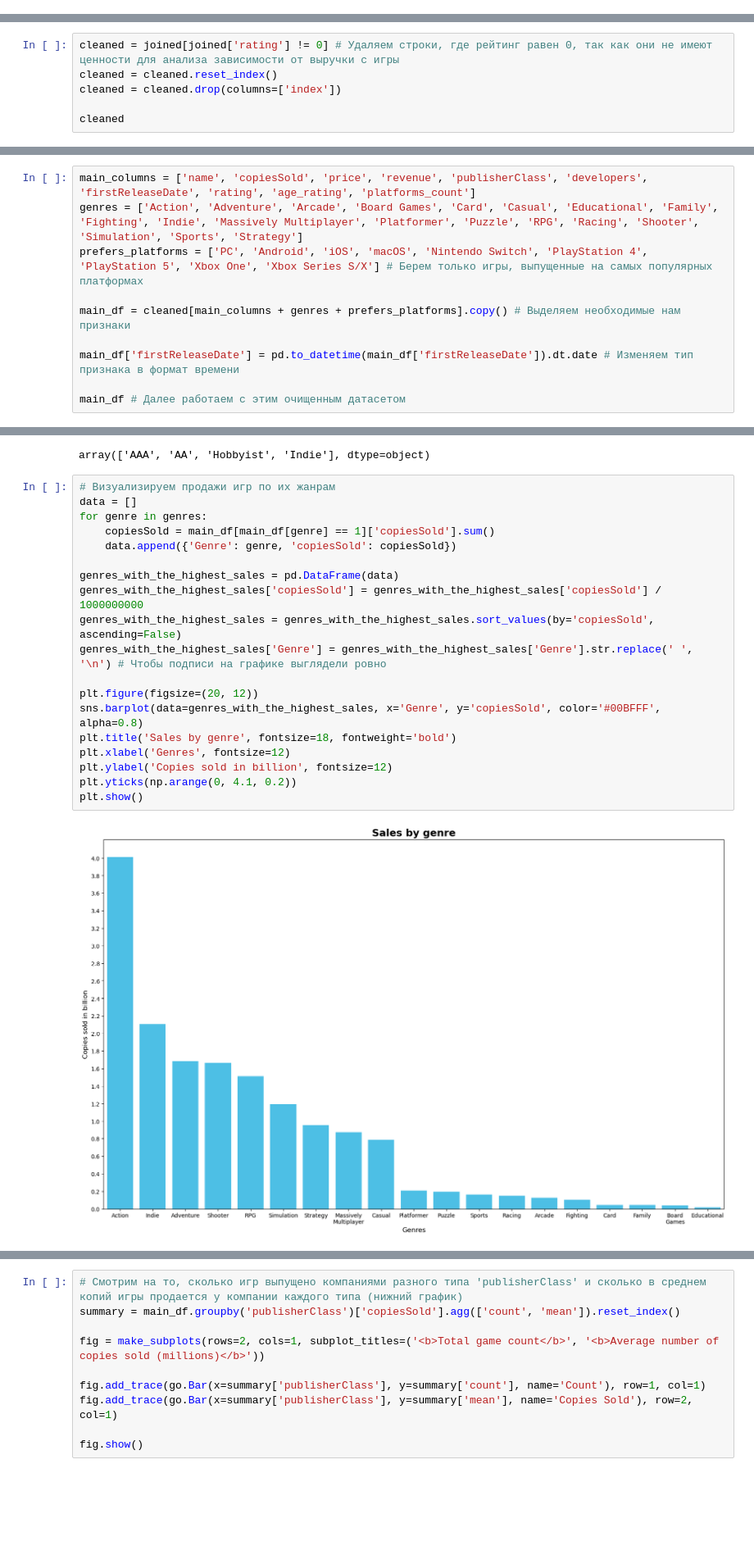
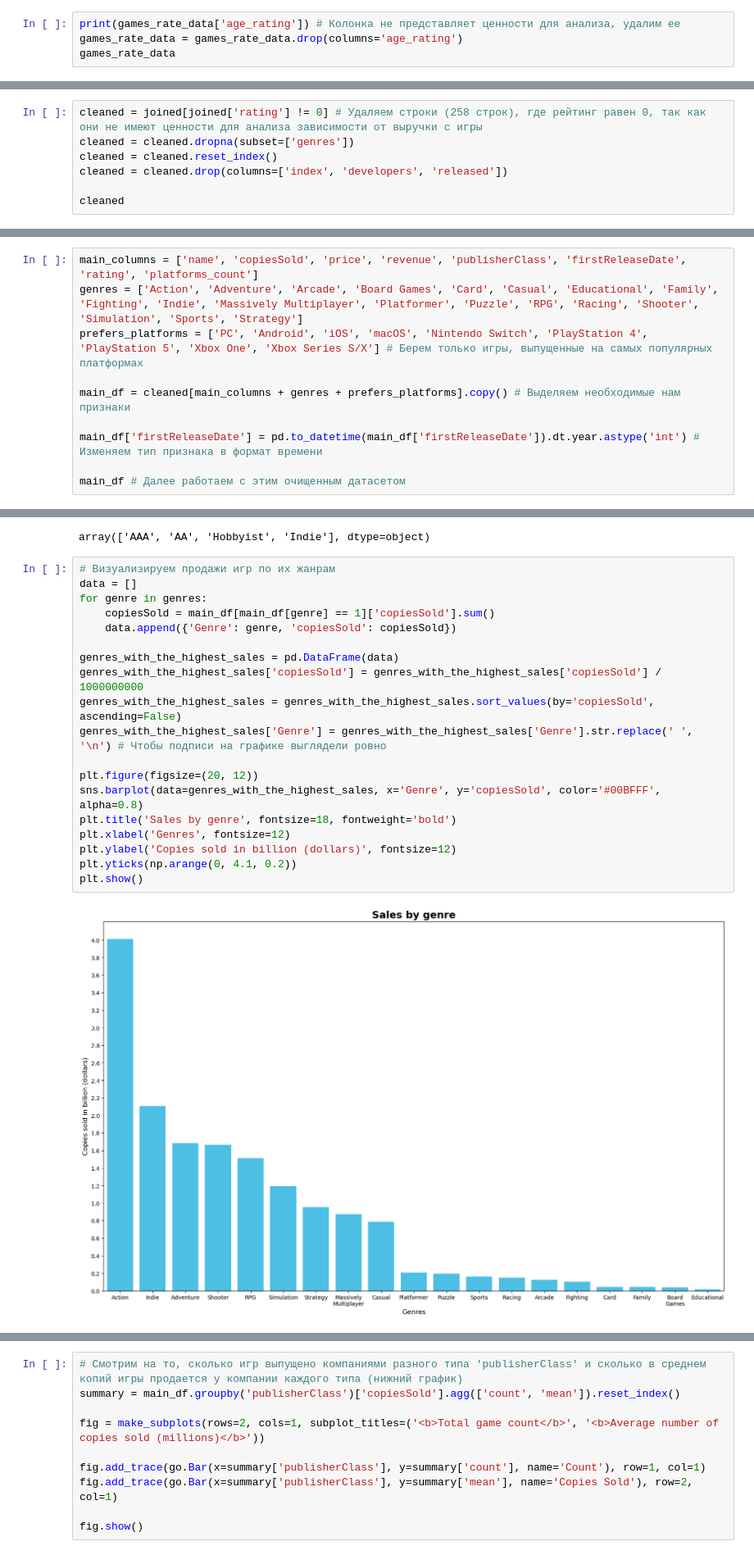
Before and after one commit to dengidredengi/DE-Scraping-API, a Jupyter notebook: eda.ipynb, the cells around one changed output, grey strips where cells are left out. Shown at 82% size. Drawn from its saved outputs; the diff is of its cells as text; blank space fills up the shorter version.

```diff
--- a/eda.ipynb
+++ b/eda.ipynb
@@ -20,0 +37,4 @@ games_revenue = games_revenue_data.drop(columns=['steamId', 'unreleased', 'early
+# %%
+print(games_rate_data['age_rating']) # Колонка не представляет ценности для анализа, удалим ее
+games_rate_data = games_rate_data.drop(columns='age_rating')
+games_rate_data
@@ -104,7 +168,8 @@ joined
 # %%
-cleaned = joined[joined['rating'] != 0] # Удаляем строки, где рейтинг равен 0, так как они не имеют ценности для анализа зависимости от выручки с игры
+cleaned = joined[joined['rating'] != 0] # Удаляем строки (258 строк), где рейтинг равен 0, так как они не имеют ценности для анализа зависимости от выручки с игры
+cleaned = cleaned.dropna(subset=['genres'])
 cleaned = cleaned.reset_index()
-cleaned = cleaned.drop(columns=['index'])
+cleaned = cleaned.drop(columns=['index', 'developers', 'released'])
 
 cleaned
 # %% [output]
@@ -181,11 +292,11 @@ cleaned
 # %%
-main_columns = ['name', 'copiesSold', 'price', 'revenue', 'publisherClass', 'developers', 'firstReleaseDate', 'rating', 'age_rating', 'platforms_count']
+main_columns = ['name', 'copiesSold', 'price', 'revenue', 'publisherClass', 'firstReleaseDate', 'rating', 'platforms_count']
 genres = ['Action', 'Adventure', 'Arcade', 'Board Games', 'Card', 'Casual', 'Educational', 'Family', 'Fighting', 'Indie', 'Massively Multiplayer', 'Platformer', 'Puzzle', 'RPG', 'Racing', 'Shooter', 'Simulation', 'Sports', 'Strategy']
 prefers_platforms = ['PC', 'Android', 'iOS', 'macOS', 'Nintendo Switch', 'PlayStation 4', 'PlayStation 5', 'Xbox One', 'Xbox Series S/X'] # Берем только игры, выпущенные на самых популярных платформах
 
 main_df = cleaned[main_columns + genres + prefers_platforms].copy() # Выделяем необходимые нам признаки
 
-main_df['firstReleaseDate'] = pd.to_datetime(main_df['firstReleaseDate']).dt.date # Изменяем тип признака в формат времени
+main_df['firstReleaseDate'] = pd.to_datetime(main_df['firstReleaseDate']).dt.year.astype('int') # Изменяем тип признака в формат времени
 
 main_df # Далее работаем с этим очищенным датасетом
 # %% [output]
@@ -210,24 +321,24 @@ array(['AAA', 'AA', 'Hobbyist', 'Indie'], dtype=object)
 # %%
 # Визуализируем продажи игр по их жанрам
 data = []
 for genre in genres:
     copiesSold = main_df[main_df[genre] == 1]['copiesSold'].sum()
     data.append({'Genre': genre, 'copiesSold': copiesSold})
 
 genres_with_the_highest_sales = pd.DataFrame(data)
 genres_with_the_highest_sales['copiesSold'] = genres_with_the_highest_sales['copiesSold'] / 1000000000
 genres_with_the_highest_sales = genres_with_the_highest_sales.sort_values(by='copiesSold', ascending=False)
 genres_with_the_highest_sales['Genre'] = genres_with_the_highest_sales['Genre'].str.replace(' ', '\n') # Чтобы подписи на графике выглядели ровно
 
 plt.figure(figsize=(20, 12))
 sns.barplot(data=genres_with_the_highest_sales, x='Genre', y='copiesSold', color='#00BFFF', alpha=0.8)
 plt.title('Sales by genre', fontsize=18, fontweight='bold')
 plt.xlabel('Genres', fontsize=12)
-plt.ylabel('Copies sold in billion', fontsize=12)
+plt.ylabel('Copies sold in billion (dollars)', fontsize=12)
 plt.yticks(np.arange(0, 4.1, 0.2))
 plt.show()
 # %% [output]
-[figure, old version]
+[figure, new version]
 # %%
 # Анализ цен на игры в зависимости от их жанра
 data = []
```
Also changed, not shown: parts of 23 cells of this notebook, 2 other files.
